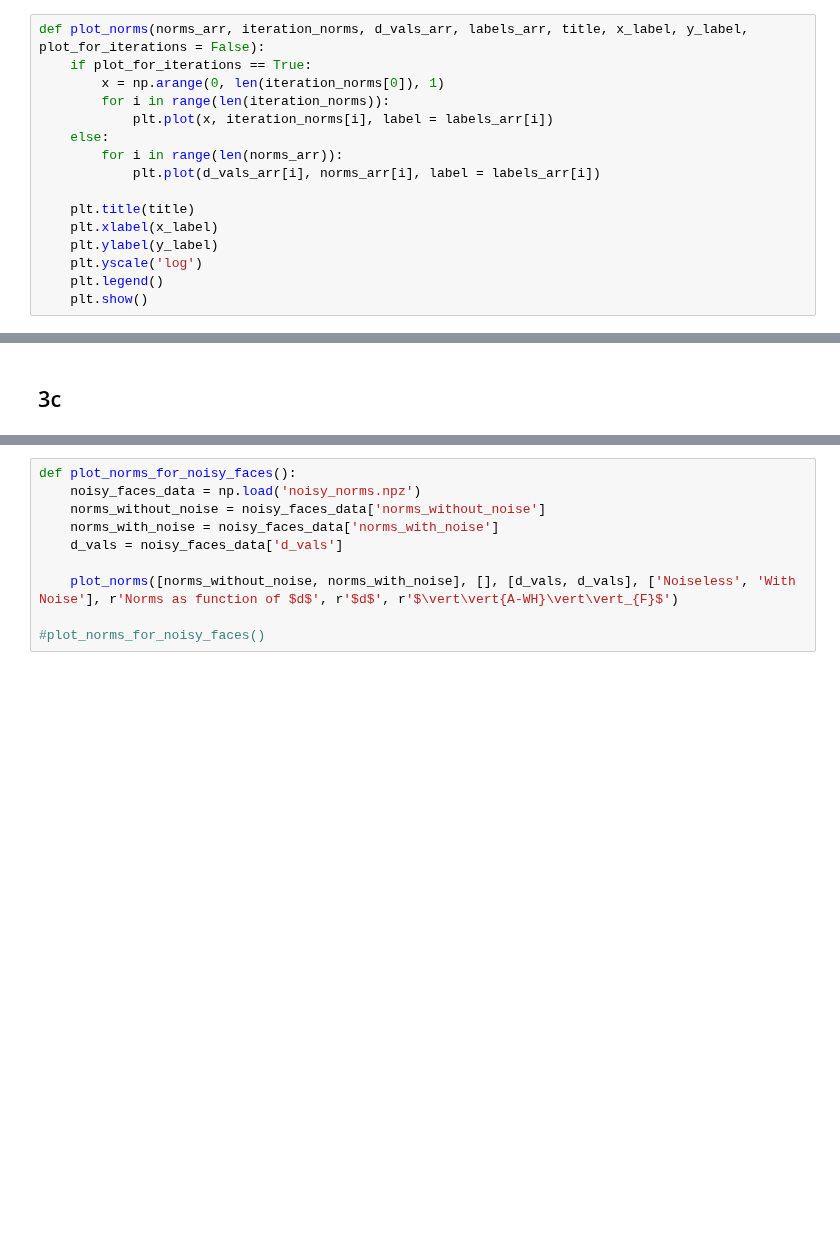
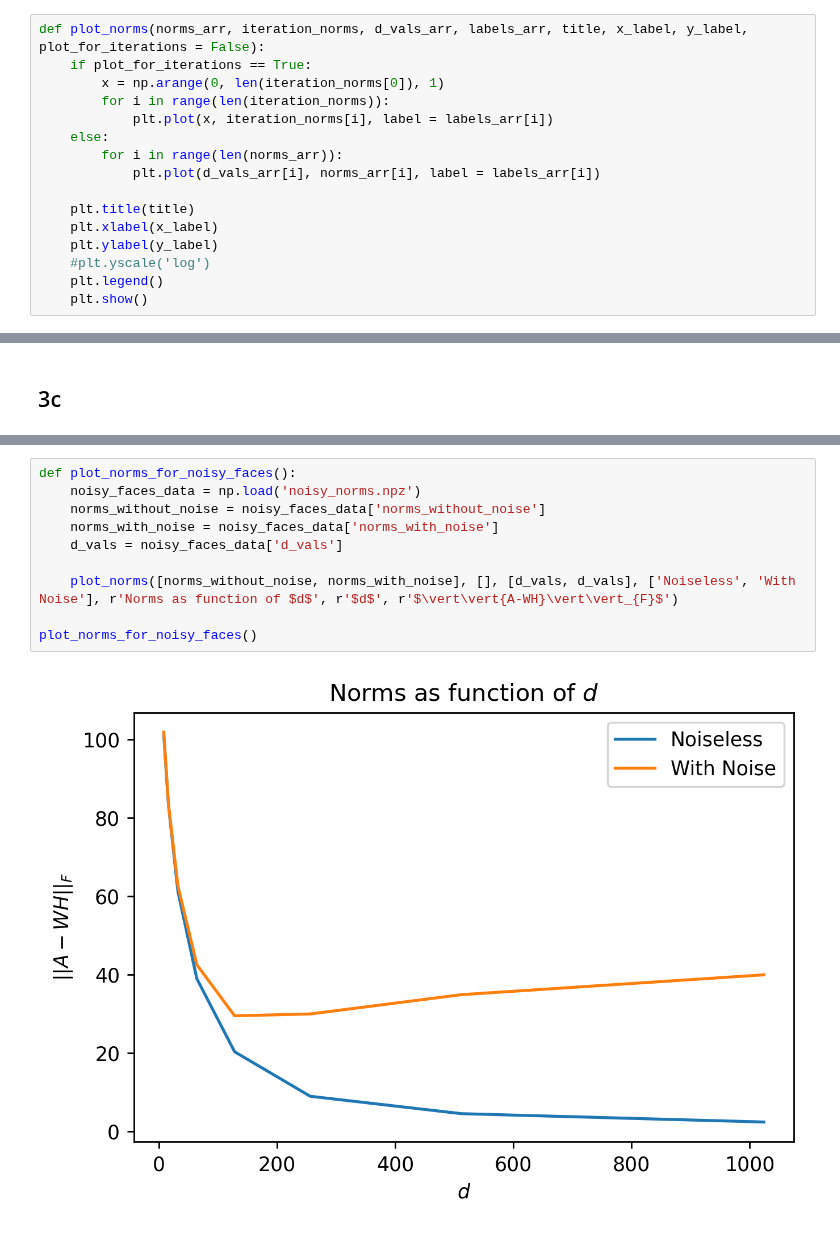
Before and after one commit to sundematias/TMA4320-IndMat-Project-3, a Jupyter notebook: main.ipynb, the cells around one changed output, grey strips where cells are left out. Drawn from its saved outputs; the diff is of its cells as text; blank space fills up the shorter version.

```diff
--- a/main.ipynb
+++ b/main.ipynb
@@ -595,7 +637,7 @@ def plot_norms(norms_arr, iteration_norms, d_vals_arr, labels_arr, title, x_labe
     plt.title(title)
     plt.xlabel(x_label)
     plt.ylabel(y_label)
-    plt.yscale('log')
+    #plt.yscale('log')
     plt.legend()
     plt.show()
 # %%
@@ -785,10 +873,12 @@ def calculate_norms_for_noisy_faces():
 # %%
 def plot_norms_for_noisy_faces():
     noisy_faces_data = np.load('noisy_norms.npz')
     norms_without_noise = noisy_faces_data['norms_without_noise']
     norms_with_noise = noisy_faces_data['norms_with_noise']
     d_vals = noisy_faces_data['d_vals']
 
     plot_norms([norms_without_noise, norms_with_noise], [], [d_vals, d_vals], ['Noiseless', 'With Noise'], r'Norms as function of $d$', r'$d$', r'$\vert\vert{A-WH}\vert\vert_{F}$')
 
-#plot_norms_for_noisy_faces()
+plot_norms_for_noisy_faces()
+# %% [output]
+[figure, added]
```
Also changed, not shown: parts of 9 cells of this notebook.
